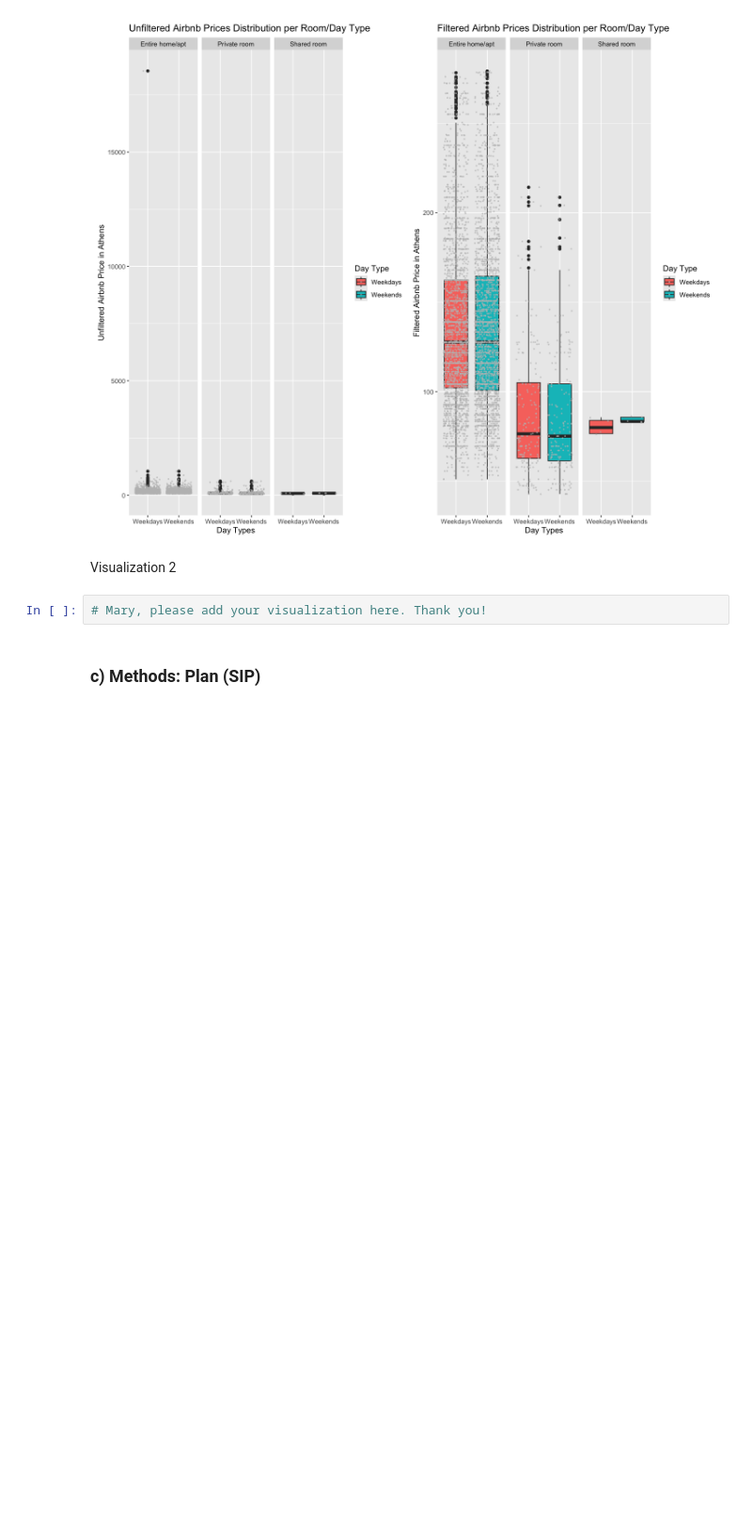
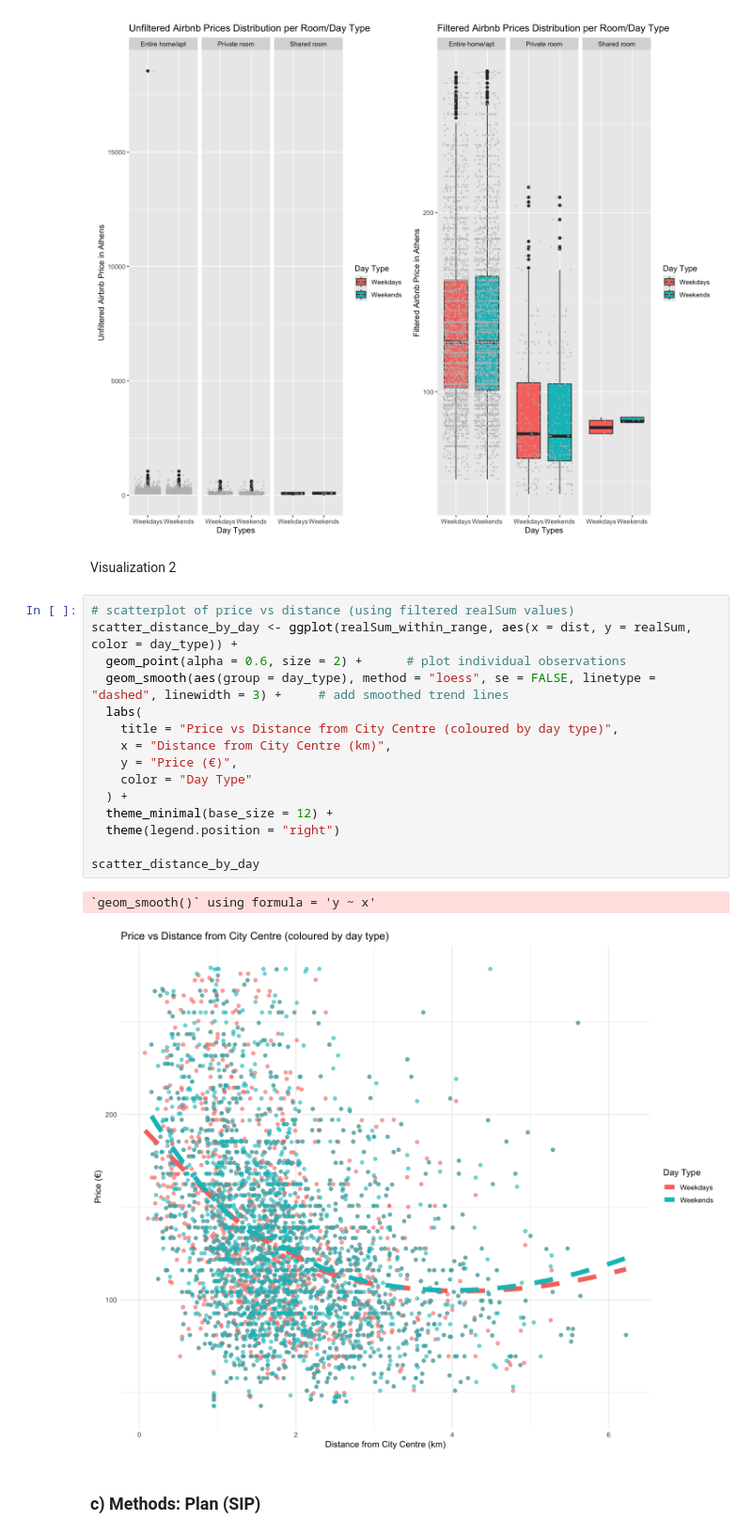
Before and after one commit to XH-DP3/STAT-301-Project-Final-Report---Group-33, a Jupyter notebook: Group 33 Final Report.ipynb, the cells around one changed output. Shown at 94% size. Cells and saved outputs as stored; diff of their text form; blank space fills up the shorter version.

Commit message:
visualization 2 added

```diff
--- a/Group 33 Final Report.ipynb
+++ b/Group 33 Final Report.ipynb
@@ -151,7 +165,23 @@ box_price_by_room_original + box_price_by_room_filtered
 # %% [markdown]
 Visualization 2
 # %%
-# Mary, please add your visualization here. Thank you!
+# scatterplot of price vs distance (using filtered realSum values)
+scatter_distance_by_day <- ggplot(realSum_within_range, aes(x = dist, y = realSum, color = day_type)) +
+  geom_point(alpha = 0.6, size = 2) +      # plot individual observations
+  geom_smooth(aes(group = day_type), method = "loess", se = FALSE, linetype = "dashed", linewidth = 3) +     # add smoothed trend lines
+  labs(
+    title = "Price vs Distance from City Centre (coloured by day type)",
+    x = "Distance from City Centre (km)",
+    y = "Price (€)",
+    color = "Day Type"
+  ) +
+  theme_minimal(base_size = 12) +
+  theme(legend.position = "right")
+
+scatter_distance_by_day
+# %% [output]
+`geom_smooth()` using formula = 'y ~ x'
+[figure, added]
 # %% [markdown]
 ### c) Methods: Plan (SIP)
 # %% [markdown]
```
Also changed, not shown: parts of 1 cell of this notebook.
